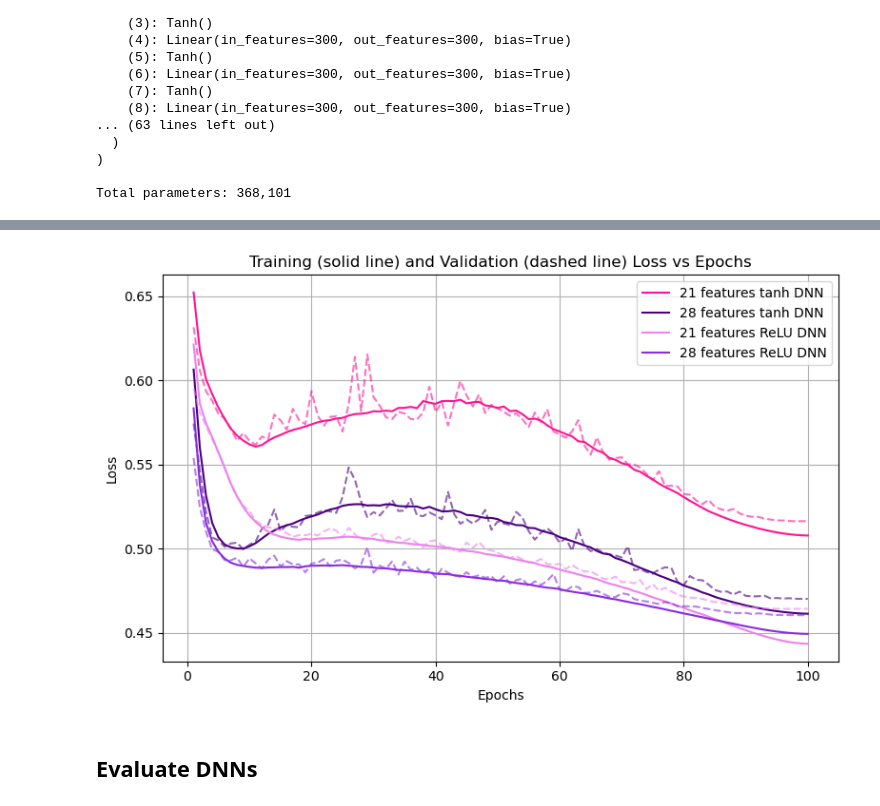
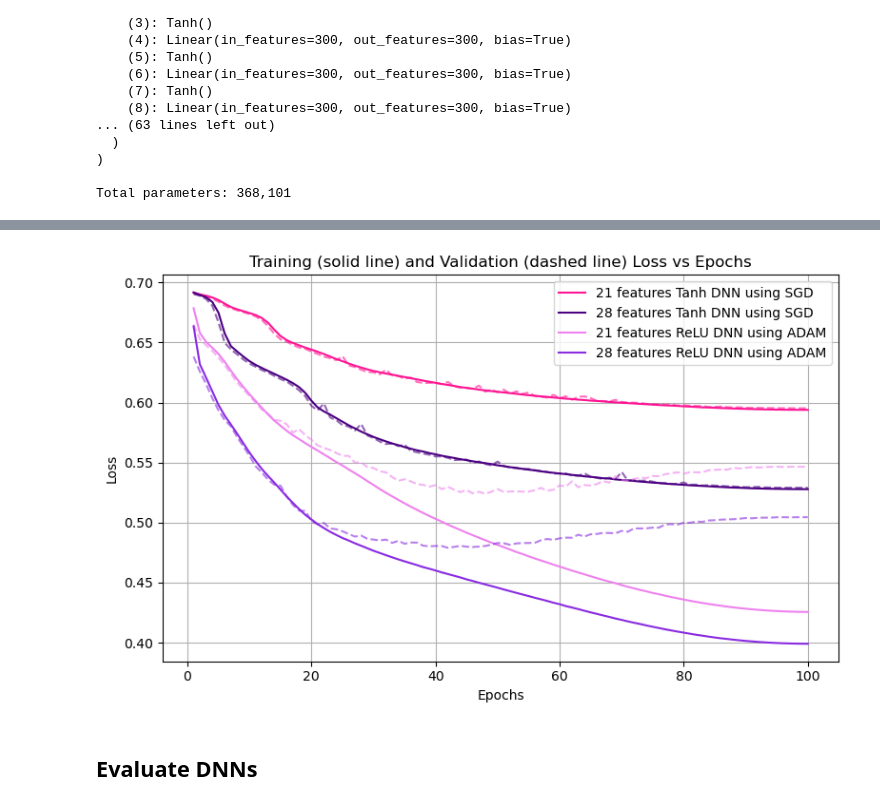
Before and after one commit to lbovet8/phys152-2026, a Jupyter notebook: Projects/HiggsProject.ipynb, the cells around one changed output, grey strips where cells are left out. Saved outputs shown, nothing was run; the diff lists cells and outputs as text; code cells hidden in the pictures.

```diff
--- a/Projects/HiggsProject.ipynb
+++ b/Projects/HiggsProject.ipynb
@@ -208,23 +220,29 @@ Parameters used: 40
 # %%
 # Normal Decision Tree
 # 21 features
+start = time.time()
 dt_high = DecisionTreeClassifier(max_depth=MAX_DEPTH)
 
 dt_high.fit(X_train, y_train) # fit to training data
+tot =  time.time() - start
 print('Normal DT using 28 features:')
 print(f'Accuracy on training data: {dt_high.score(X_train,y_train):.3f}')
 print(f'Accuracy on testing data: {dt_high.score(X_test,y_test):.3f}')
 print(f'Parameters used: {len(dt_high.get_params())}.')
+print(f'Total time: {int(tot/60)}min and {tot%60:.1f}s')
 print('--------------------------------------')
 
 #21 features
+start = time.time()
 dt_low = DecisionTreeClassifier(max_depth=MAX_DEPTH)
 
 dt_low.fit(X_train_low, y_train) # fit to training data
+tot =  time.time() - start
 print('Normal DT using 21 features:')
 print(f'Accuracy on training data: {dt_low.score(X_train_low, y_train):.3f}')
 print(f'Accuracy on testing data: {dt_low.score(X_test_low,y_test):.3f}')
 print(f'Parameters used: {len(dt_low.get_params())}.')
+print(f'Total time: {int(tot/60)}min and {tot%60:.1f}s')
 # %% [output]
 Normal DT using 28 features:
 Accuracy on training data: 0.664
@@ -442,14 +456,17 @@ def validate_one_epoch(val_loader, model, criterion):
 # %%
 # function for training
 def train_dnn(model, train_loader, val_loader,
-              epochs=EPOCHS, lr=LR, momentum=MOMENTUM, weight_decay=WEIGHT_DECAY_COEFF,
-             SGD_optim = True,):
+              epochs=EPOCHS, weight_decay=WEIGHT_DECAY_COEFF,
+             SGD_optim = True):
 
     start = time.time()
     criterion = nn.BCELoss()
     if SGD_optim:
+        lr = 1e-3
+        momentum = 0.9 # not needed for adam
         optimizer = optim.SGD(model.parameters(), lr=lr, momentum=momentum, weight_decay=weight_decay)
     else:
+        lr =1e-4 # different than SGD
         optimizer = optim.Adam(model.parameters(), lr=lr, weight_decay=weight_decay)
 
     scheduler = OneCycleLR(
@@ -465,15 +482,15 @@ def train_dnn(model, train_loader, val_loader,
 
     train_losses = []
     val_losses   = []
-    #learing_rates = []
 
     for epoch in range(1, epochs + 1):
+        start_epoch = time.time()
         #function from above
         epoch_loss = train_one_epoch(train_loader, model, criterion, optimizer, scheduler, epoch)
         train_losses.append(epoch_loss)
 
         # validation of training with function above
-        val_loss = validate_one_epoch(val_loader, model, citerion)
+        val_loss = validate_one_epoch(val_loader, model, criterion)
         val_losses.append(val_loss)
 
         # print for overview
@@ -556,15 +573,15 @@ HiggsDNN(
 
 Total parameters: 368,101
 # %%
-print('Training tanh DNN with 28 features:')
+print('Training Tanh DNN with 28 features and SGD optimizer:')
 trainloss_high, valloss_high = train_dnn(dnn_high, train_loader_high, val_loader_high)
 print('--------------------------------------')
-print('Training tanh DNN with 21 features:')
+print('Training Tanh DNN with 21 features and SGD optimizer:')
 trainloss_low, valloss_low = train_dnn(dnn_low, train_loader_low, val_loader_low)
 print('--------------------------------------')
-print('Training ReLU DNN with 28 features:')
-trainloss_high_relu, valloss_high_relu = train_dnn(dnn_high_relu, train_loader_high, val_loader_high)
+print('Training ReLU DNN with 28 features and ADAM optimizer:')
+trainloss_high_relu, valloss_high_relu = train_dnn(dnn_high_relu, train_loader_high, val_loader_high, SGD_optim = False)
 print('--------------------------------------')
-print('Training ReLU DNN with 21 features:')
-trainloss_low_relu, valloss_low_relu = train_dnn(dnn_low_relu, train_loader_low,val_loader_low)
+print('Training ReLU DNN with 21 features and ADAM optimizer:')
+trainloss_low_relu, valloss_low_relu = train_dnn(dnn_low_relu, train_loader_low,val_loader_low, SGD_optim = False)
 # %% [output]
@@ -614,14 +605,15 @@ training times for 1 epoch are:
 # %%
 #def plot_losses_vs_epoch(trainlosses_array, vallosses_array, trainlosses_labels, trainlosses_color):
 
 trainlosses_array = [trainloss_low, trainloss_high, trainloss_low_relu, trainloss_high_relu]
 vallosses_array = [valloss_low, valloss_high, valloss_low_relu, valloss_high_relu]
-trainlosses_labels = ['21 features tanh DNN', '28 features tanh DNN', '21 features ReLU DNN', '28 features ReLU DNN']
+trainlosses_labels = ['21 features Tanh DNN using SGD', '28 features Tanh DNN using SGD',
+                      '21 features ReLU DNN using ADAM', '28 features ReLU DNN using ADAM']
 trainlosses_color = ['deeppink', 'indigo', 'violet', 'blueviolet']
 
 plot_losses_vs_epoch(trainlosses_array, vallosses_array, trainlosses_labels, trainlosses_color)
 # %% [output]
-[figure, old version]
+[figure, new version]
 # %% [markdown]
 ## Evaluate DNNs
 # %%
```
Also changed, not shown: parts of 15 cells of this notebook.
